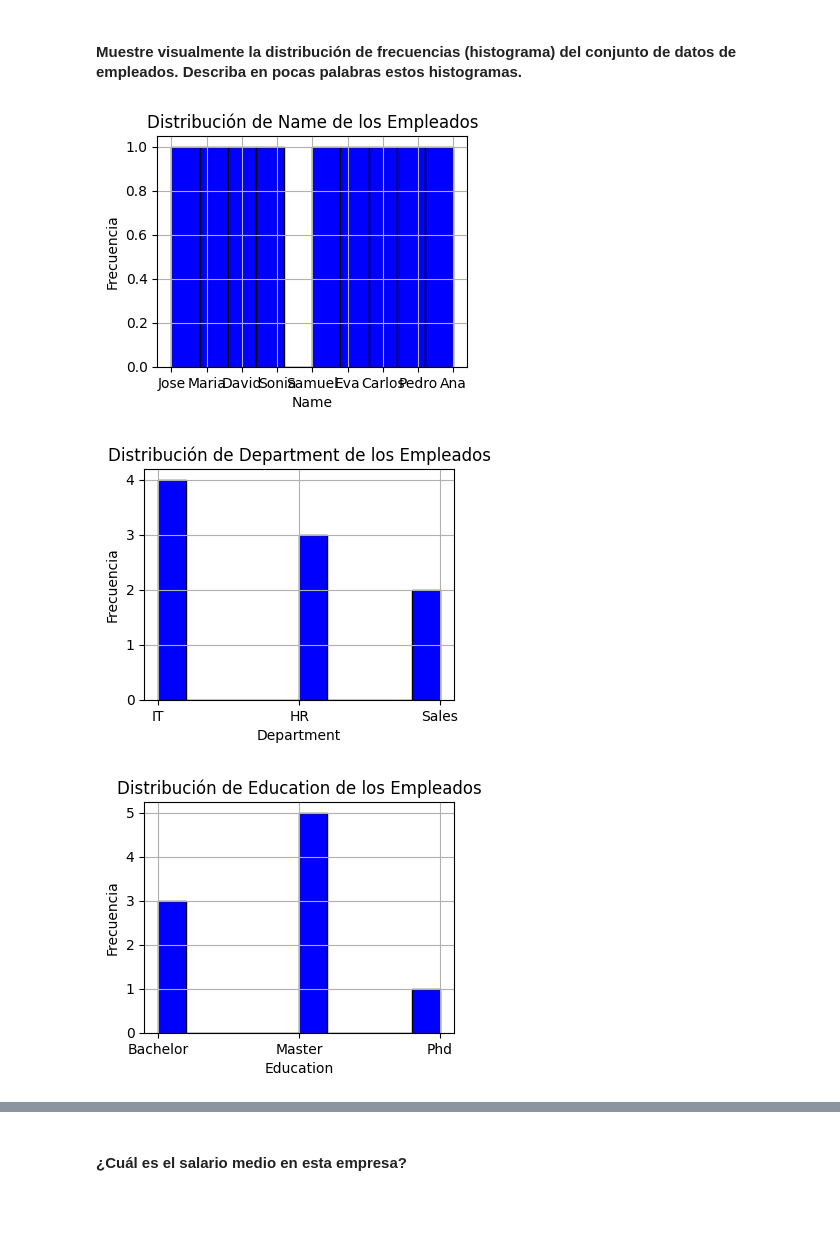
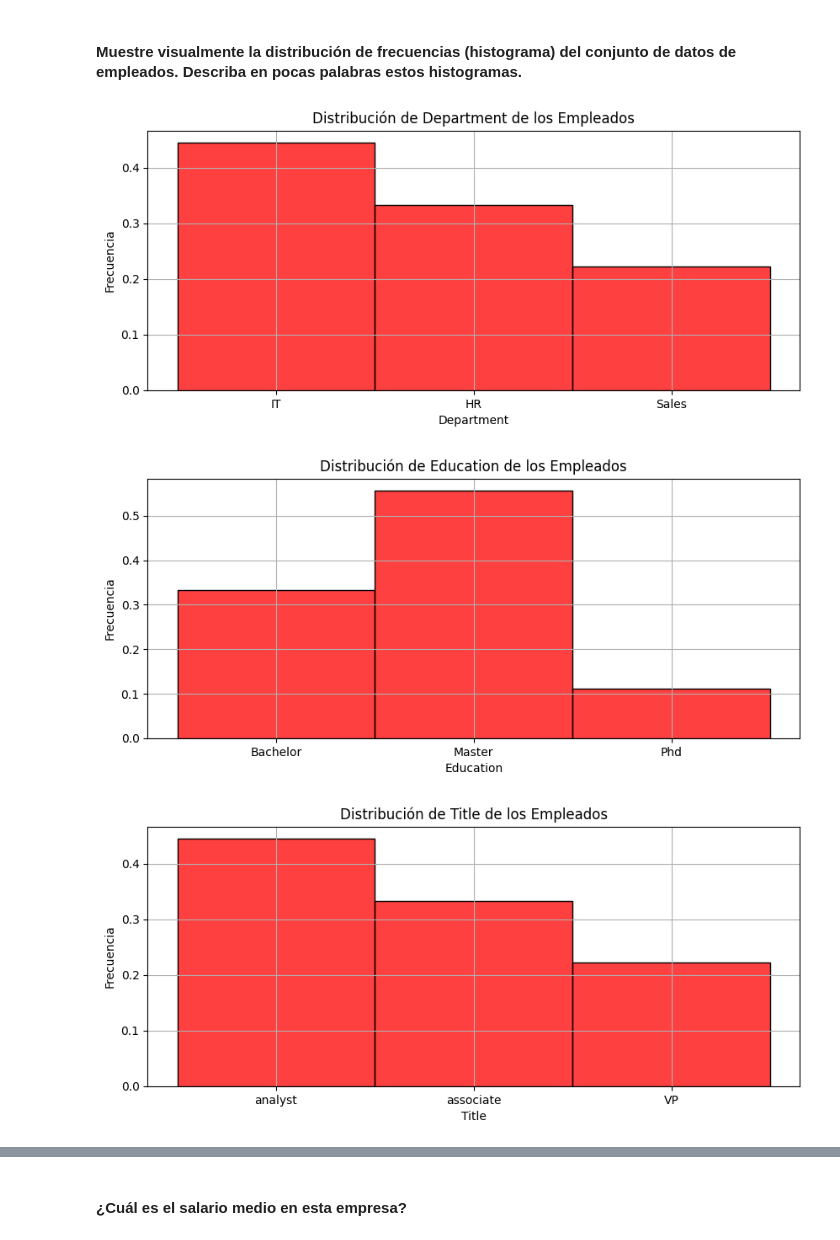
Before and after one commit to 26Ale10/19-lab-descriptive-stats-es, a Jupyter notebook: your-code/main.ipynb, the cells around one changed output, grey strips where cells are left out. Saved outputs shown, nothing was run; the diff lists cells and outputs as text; code cells hidden in the pictures; blank space fills up the shorter version.

```diff
--- a/your-code/main.ipynb
+++ b/your-code/main.ipynb
@@ -177,16 +169,16 @@ None
 # %%
 import matplotlib.pyplot as plt
 import seaborn as sns
 
-for columna in employee.columns:
-    plt.figure(figsize=(4, 3))
-    plt.hist(employee[f'{columna}'], bins=10, color='blue', edgecolor='black')
+for columna in employee.iloc[:, [1,2, 4,5]]:
+    plt.figure(figsize=(10, 4))
+    sns.histplot(employee[f'{columna}'], bins=(employee[f'{columna}'].count()+1), color='r',element='bars',stat='density')
     plt.title(f'Distribución de {columna} de los Empleados')
     plt.xlabel(f'{columna}')
     plt.ylabel('Frecuencia')
     plt.grid(True)
     plt.show()
 # %% [output]
-[figure, old version]
+[figure, new version]
-[figure, old version]
+[figure, new version]
-[figure, old version]
+[figure, new version]
```
Also changed, not shown: parts of 36 cells of this notebook.
